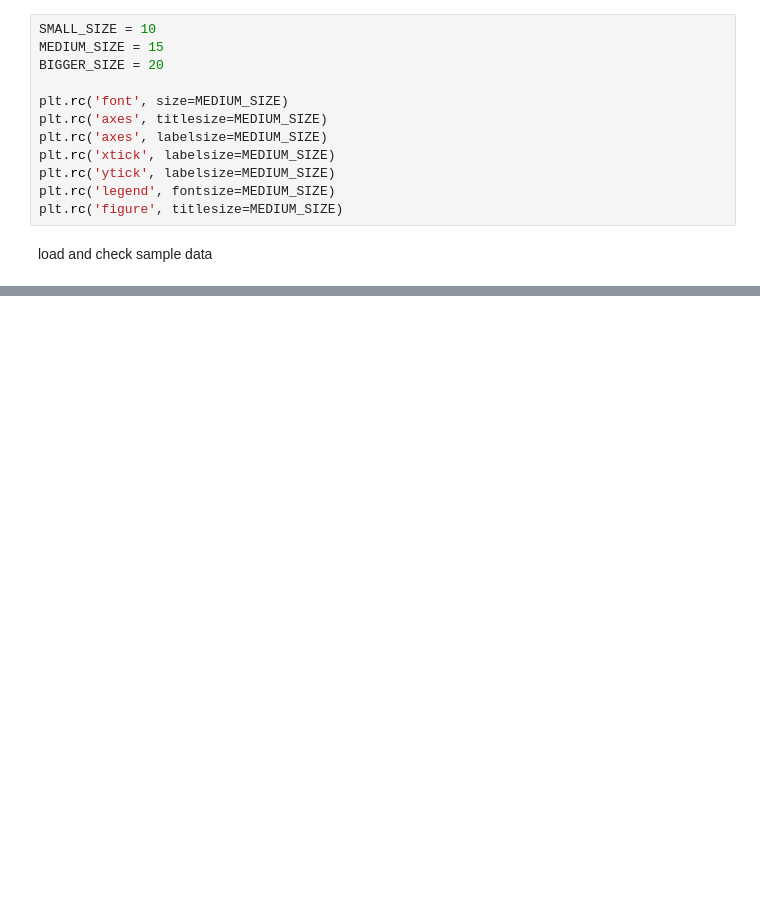
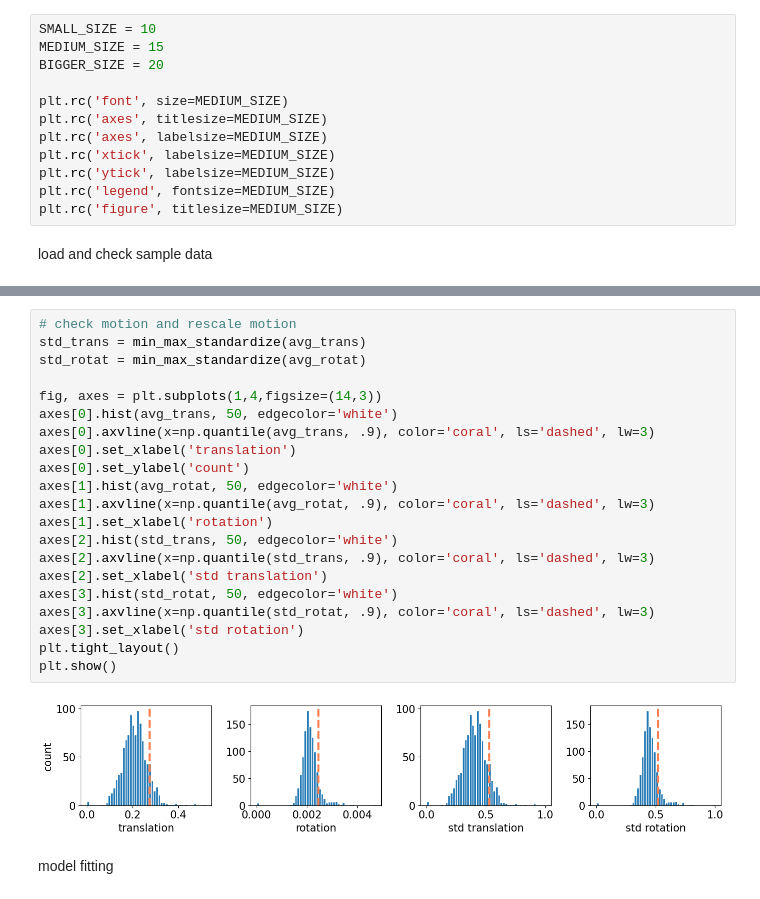
Before and after one commit to yzhang511/inv-vae, a Jupyter notebook: real_data.ipynb, the cells around one changed output, grey strips where cells are left out. Cells and saved outputs as stored; diff of their text form; blank space fills up the shorter version.

```diff
--- a/real_data.ipynb
+++ b/real_data.ipynb
@@ -43,0 +69,25 @@ load and check sample data
+# %%
+# check motion and rescale motion
+std_trans = min_max_standardize(avg_trans)
+std_rotat = min_max_standardize(avg_rotat)
+
+fig, axes = plt.subplots(1,4,figsize=(14,3))
+axes[0].hist(avg_trans, 50, edgecolor='white')
+axes[0].axvline(x=np.quantile(avg_trans, .9), color='coral', ls='dashed', lw=3)
+axes[0].set_xlabel('translation')
+axes[0].set_ylabel('count')
+axes[1].hist(avg_rotat, 50, edgecolor='white')
+axes[1].axvline(x=np.quantile(avg_rotat, .9), color='coral', ls='dashed', lw=3)
+axes[1].set_xlabel('rotation')
+axes[2].hist(std_trans, 50, edgecolor='white')
+axes[2].axvline(x=np.quantile(std_trans, .9), color='coral', ls='dashed', lw=3)
+axes[2].set_xlabel('std translation')
+axes[3].hist(std_rotat, 50, edgecolor='white')
+axes[3].axvline(x=np.quantile(std_rotat, .9), color='coral', ls='dashed', lw=3)
+axes[3].set_xlabel('std rotation')
+plt.tight_layout()
+plt.show()
+# %% [output]
+[figure, added]
+# %% [markdown]
+model fitting
```
Also changed, not shown: parts of 14 cells of this notebook, 2 other files.
